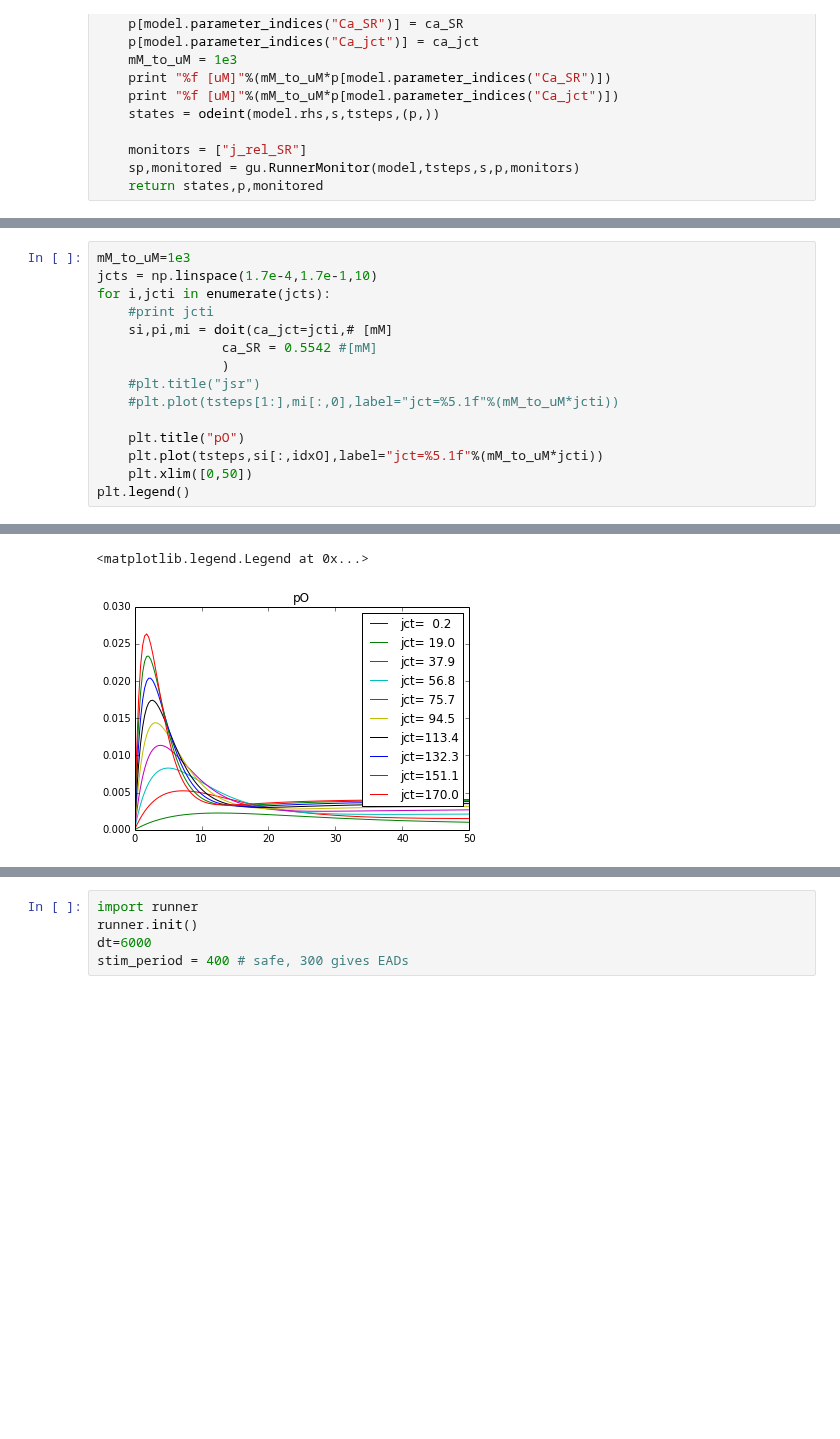
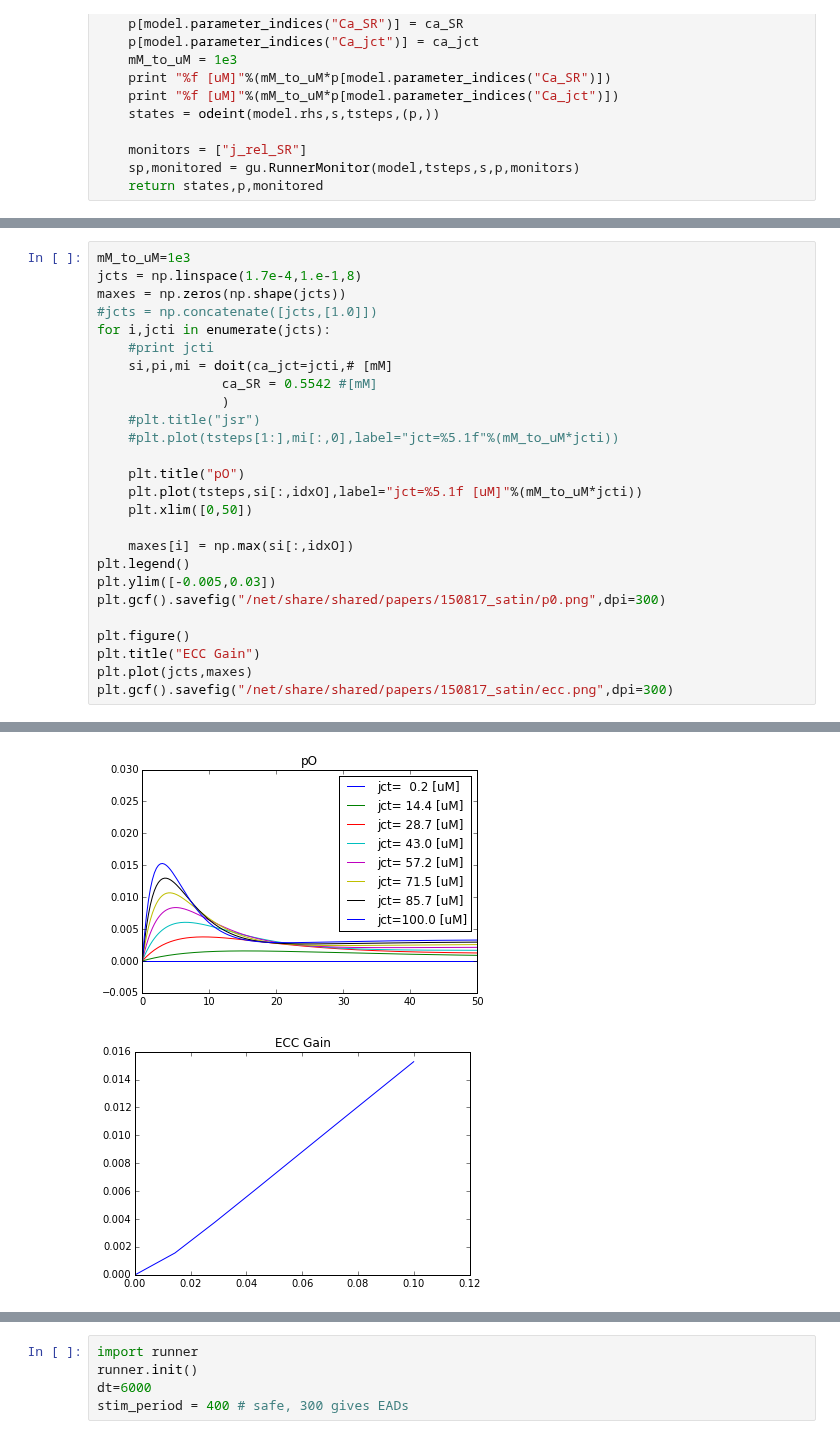
Before and after one commit to huskeypm/wholecell, a Jupyter notebook: simpleRyR.ipynb, the cells around one changed output, grey strips where cells are left out. Drawn from its saved outputs; the diff is of its cells as text; blank space fills up the shorter version.

```diff
--- a/simpleRyR.ipynb
+++ b/simpleRyR.ipynb
@@ -98,6 +105,8 @@ plt.plot(tsteps[1:],mS[:,0])
 # %%
 mM_to_uM=1e3
-jcts = np.linspace(1.7e-4,1.7e-1,10)
+jcts = np.linspace(1.7e-4,1.e-1,8)
+maxes = np.zeros(np.shape(jcts))
+#jcts = np.concatenate([jcts,[1.0]])
 for i,jcti in enumerate(jcts):
     #print jcti
     si,pi,mi = doit(ca_jct=jcti,# [mM]
@@ -107,9 +116,18 @@ for i,jcti in enumerate(jcts):
     #plt.plot(tsteps[1:],mi[:,0],label="jct=%5.1f"%(mM_to_uM*jcti))
 
     plt.title("pO")
-    plt.plot(tsteps,si[:,idxO],label="jct=%5.1f"%(mM_to_uM*jcti))
+    plt.plot(tsteps,si[:,idxO],label="jct=%5.1f [uM]"%(mM_to_uM*jcti))
     plt.xlim([0,50])
+
+    maxes[i] = np.max(si[:,idxO])
 plt.legend()
+plt.ylim([-0.005,0.03])
+plt.gcf().savefig("/net/share/shared/papers/150817_satin/p0.png",dpi=300)
+
+plt.figure()
+plt.title("ECC Gain")
+plt.plot(jcts,maxes)
+plt.gcf().savefig("/net/share/shared/papers/150817_satin/ecc.png",dpi=300)
 # %% [output]
 554.200000 [uM]
 0.170000 [uM]
@@ -134,2 +148,2 @@ plt.legend()
-<matplotlib.legend.Legend at 0x...>
-[figure, old version]
+[figure, new version]
+[figure, added]
```
Also changed, not shown: parts of 14 cells of this notebook.
